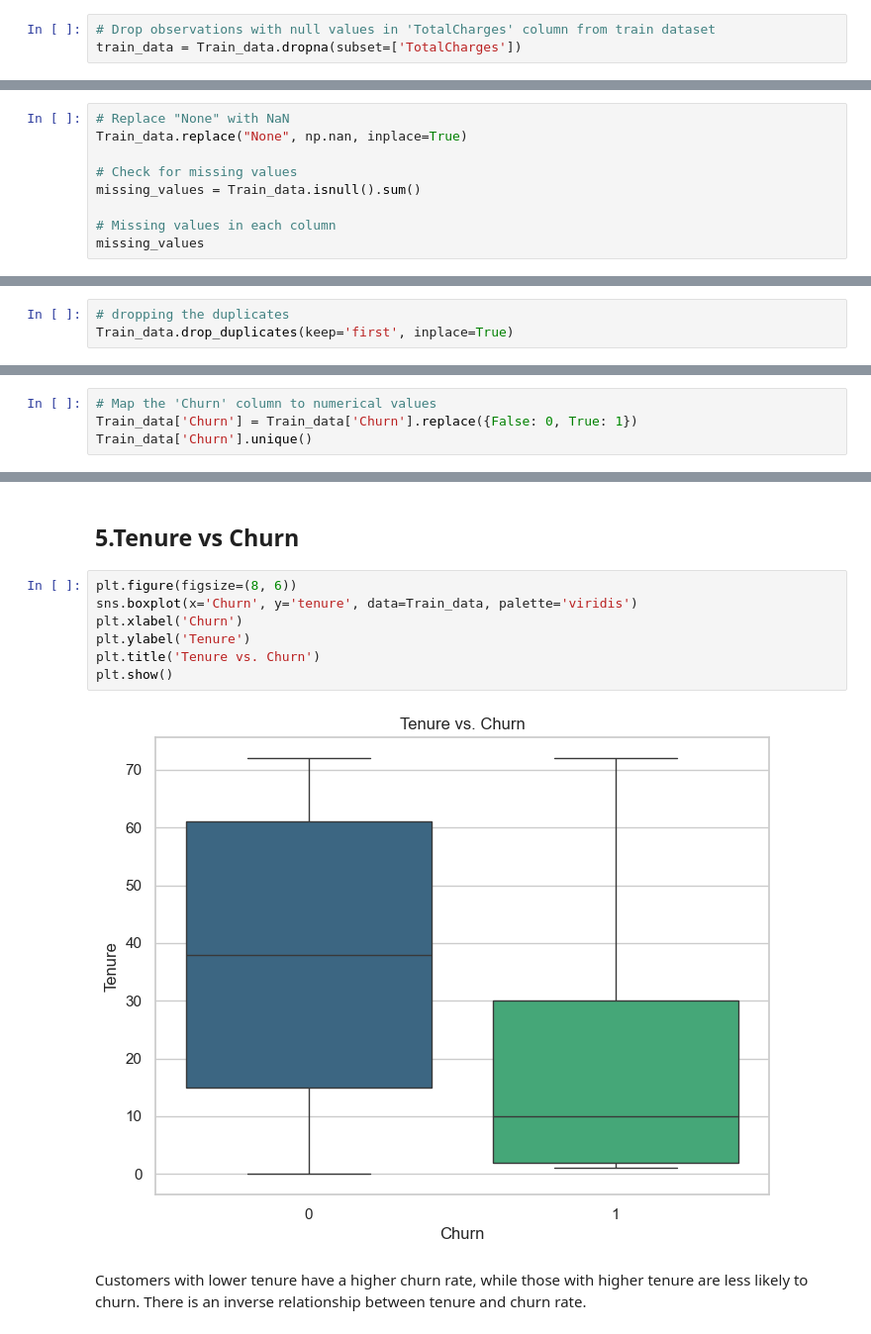
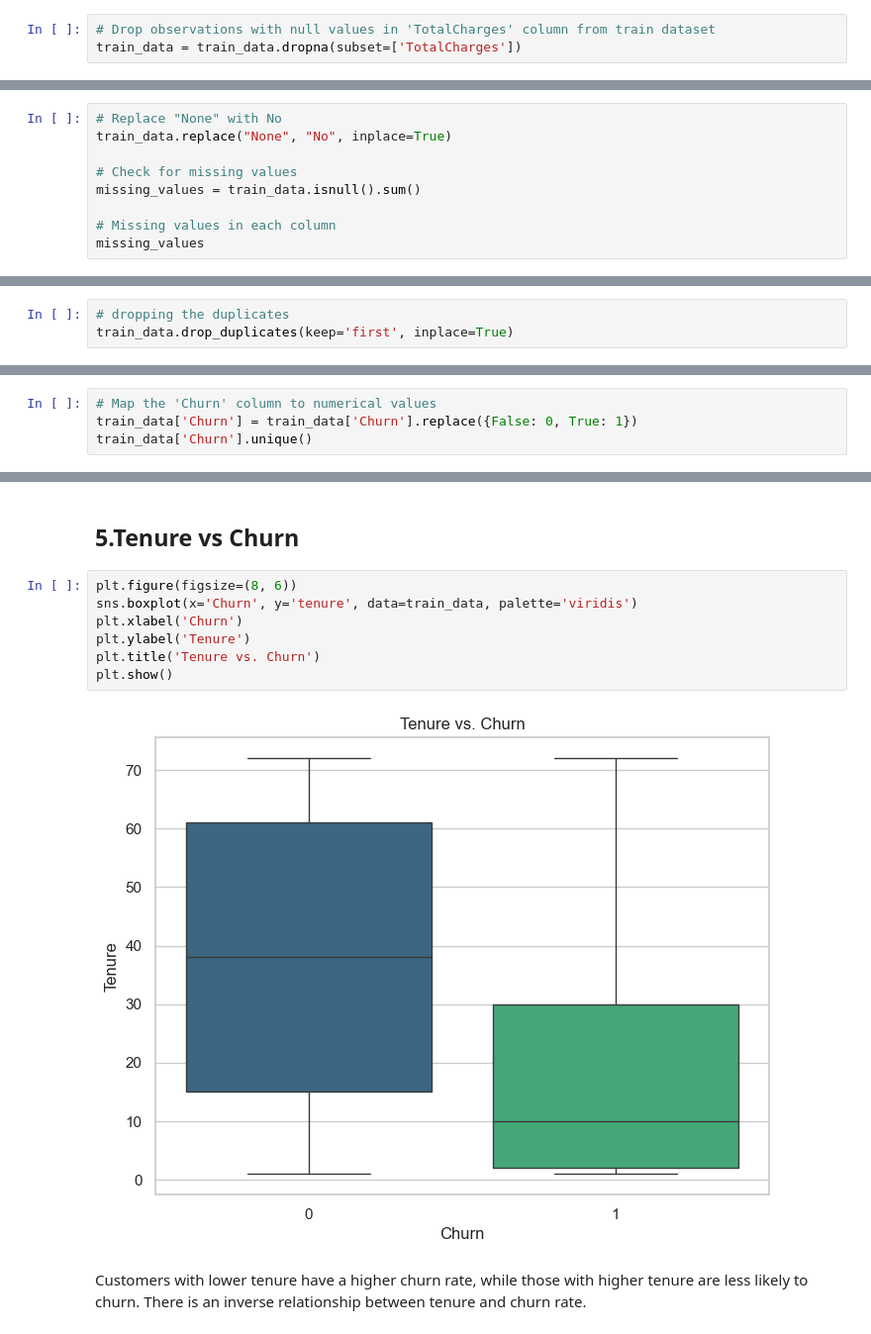
Before and after one commit to Vaniskemunto/Customer_churn-analysis, a Jupyter notebook: customer_churn.ipynb, the cells around one changed output, grey strips where cells are left out. Shown at 99% size. Saved outputs shown, nothing was run; the diff lists cells and outputs as text.

```diff
--- a/customer_churn.ipynb
+++ b/customer_churn.ipynb
@@ -421,7 +454,7 @@ Churn                 0
 dtype: int64
 # %%
 # Drop observations with null values in 'TotalCharges' column from train dataset
-train_data = Train_data.dropna(subset=['TotalCharges'])
+train_data = train_data.dropna(subset=['TotalCharges'])
 # %%
 # Drop observations with null values in 'TotalCharges' column from test dataset
 test_data = Test_data.dropna(subset=['TotalCharges'])
@@ -452,11 +485,11 @@ Column: StreamingMovies - Unique Values: ['No' 'Yes' None 'No internet service']
 # %% [markdown]
 missing values in the columns above are denoted by none
 # %%
-# Replace "None" with NaN
-Train_data.replace("None", np.nan, inplace=True)
+# Replace "None" with No
+train_data.replace("None", "No", inplace=True)
 
 # Check for missing values
-missing_values = Train_data.isnull().sum()
+missing_values = train_data.isnull().sum()
 
 # Missing values in each column
 missing_values
@@ -546,6 +547,6 @@ train_duplicates
 10
 # %%
 # dropping the duplicates
-Train_data.drop_duplicates(keep='first', inplace=True)
+train_data.drop_duplicates(keep='first', inplace=True)
 # %%
 # Confirm if the duplicates in train_df have been dropped
@@ -575,8 +576,8 @@ Train_data.head()
 | 4 | Female | 0 | No | No | 2 | Yes | No | Fiber optic | ... |
 # %%
 # Map the 'Churn' column to numerical values
-Train_data['Churn'] = Train_data['Churn'].replace({False: 0, True: 1})
-Train_data['Churn'].unique()
+train_data['Churn'] = train_data['Churn'].replace({False: 0, True: 1})
+train_data['Churn'].unique()
 # %% [output]
 array([0, 1], dtype=int64)
 # %%
@@ -648,13 +649,13 @@ Customers with a partner churn less than customers with no partner.
 ## 5.Tenure vs Churn
 # %%
 plt.figure(figsize=(8, 6))
-sns.boxplot(x='Churn', y='tenure', data=Train_data, palette='viridis')
+sns.boxplot(x='Churn', y='tenure', data=train_data, palette='viridis')
 plt.xlabel('Churn')
 plt.ylabel('Tenure')
 plt.title('Tenure vs. Churn')
 plt.show()
 # %% [output]
-[figure, old version]
+[figure, new version]
 # %% [markdown]
 Customers with lower tenure have a higher churn rate, while those with higher tenure are less likely to churn. There is an inverse relationship between tenure and churn rate.
 # %% [markdown]
```
Also changed, not shown: parts of 39 cells of this notebook, 2 other files.
